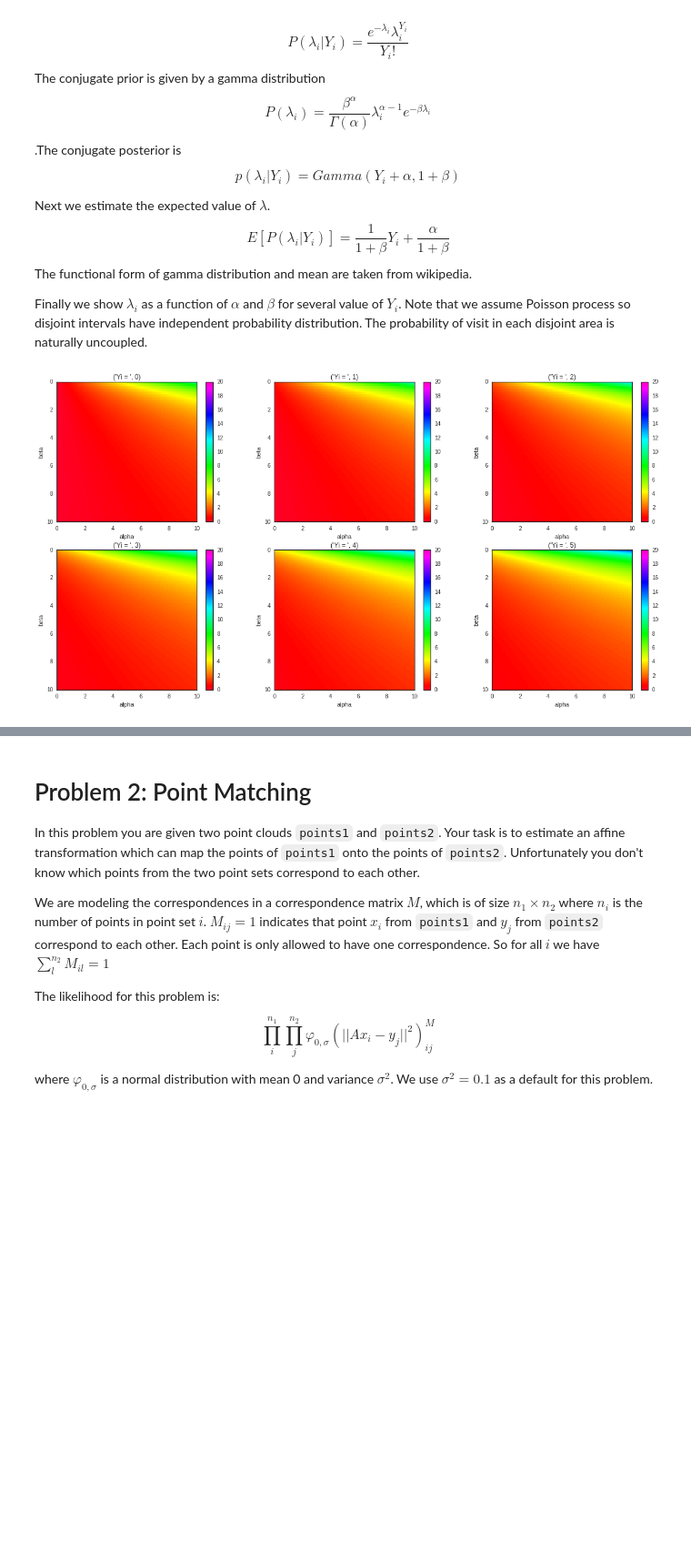
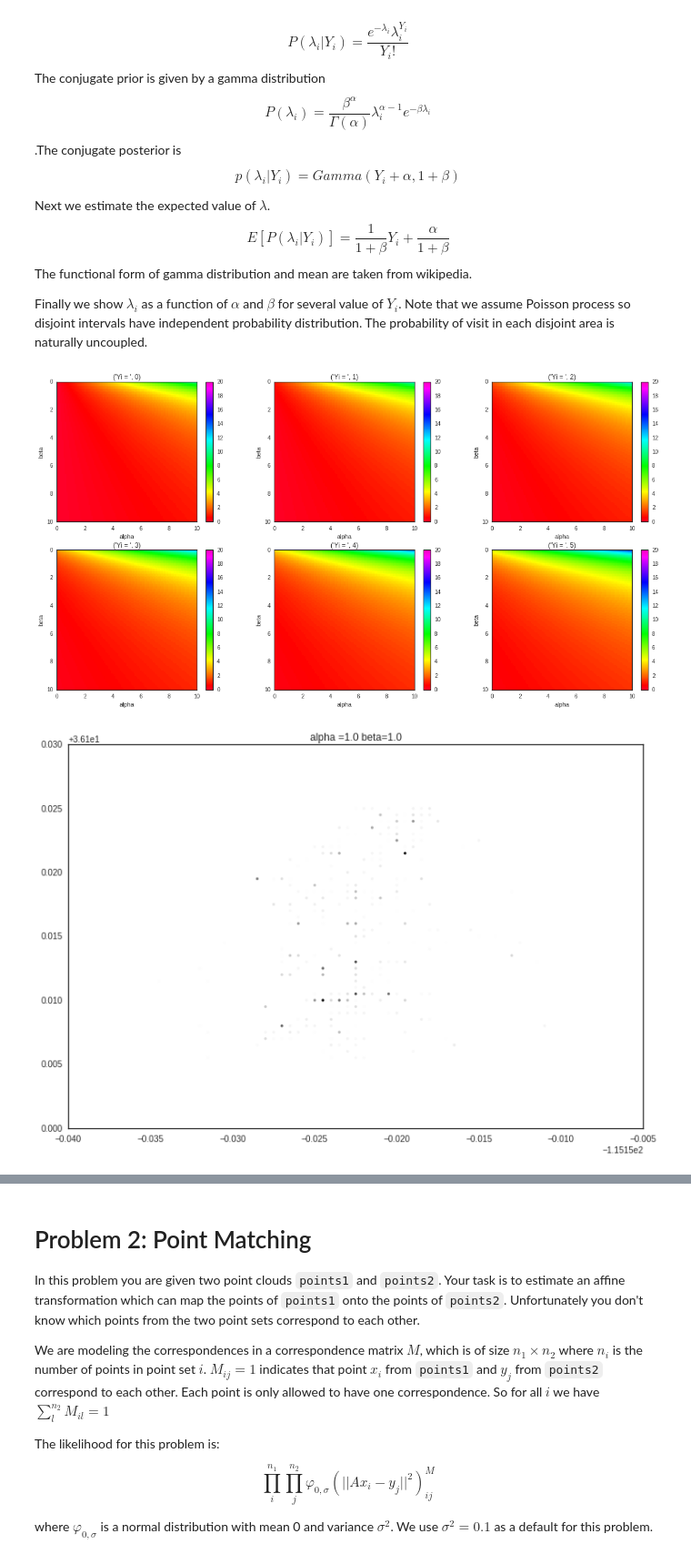
Before and after one commit to kevinchen1000/2016, a Jupyter notebook: Homework/AM207_yufengkevinchen_HW4.ipynb, the cells around one changed output, grey strips where cells are left out. Shown: that part at 91% size. Drawn from its saved outputs; the diff is of its cells as text; code cells hidden in the pictures; blank space fills up the shorter version.

```diff
--- a/Homework/AM207_yufengkevinchen_HW4.ipynb
+++ b/Homework/AM207_yufengkevinchen_HW4.ipynb
@@ -146,28 +148,70 @@ Finally we show $\lambda_i$ as a function of $\alpha$ and $\beta$ for several va
 # %%
 ## conjugate model for expectation value of lambda
 alpha,beta = np.meshgrid(np.linspace(0,10,101),np.linspace(0,10,101))
 
 #array of Y values
 Y = np.array([0,1,2,3,4,5])
 expected_val = np.zeros((Y.shape[0],alpha.shape[0],alpha.shape[1]))
 for i in xrange(expected_val.shape[0]):
     for j in xrange(expected_val.shape[1]):
         for k in xrange(expected_val.shape[2]):
             expected_val[i,j,k] = 1 / (1+ beta[j,k]) * Y[i] + alpha[j,k] / (1+ beta[j,k])
 
 fig = plt.figure(figsize=(20,10))
 
 for i in xrange(Y.shape[0]):
     plt.subplot(2,3,i+1)
     #plt.contour(alpha,beta,expected_val[1,:,:])
     plt.imshow(expected_val[i,:,:], extent=(alpha.min(), alpha.max(), beta.max(), beta.min()), \
            interpolation='nearest', cmap=matplotlib.cm.gist_rainbow, vmin = 0, vmax = 20)
     plt.xlabel('alpha')
     plt.ylabel('beta')
     title_string= 'Yi = ', i
     plt.title(title_string)
     plt.colorbar()
 
-#print alpha,beta
+#next, plot the entire map
+Y = checkins
+fig1 = plt.figure(figsize =[12,8])
+
+#plt.subplot(2,2,1)
+alpha = 1.0; beta = 1.0
+poisson_l = np.zeros(Y.shape,dtype = 'float')
+poisson_l = 1/ (1+beta) * Y + alpha / (1+beta)
+#print poisson_l.shape
+#print poisson_l
+plt.title('alpha =1.0 beta=1.0')
+plot_checkins(poisson_l)
+
+#plt.subplot(2,2,2)
+fig2 = plt.figure(figsize =[12,8])
+alpha = 10; beta = 1.0
+poisson_l = np.zeros(Y.shape,dtype = 'float')
+poisson_l = 1/ (1+beta) * Y + alpha / (1+beta)
+#print poisson_l.shape
+#print poisson_l
+plt.title('alpha =10 beta=1.0')
+plot_checkins(poisson_l)
+
+#plt.subplot(2,2,3)
+fig3 = plt.figure(figsize =[12,8])
+alpha = 1; beta = 0.5
+poisson_l = np.zeros(Y.shape,dtype = 'float')
+poisson_l = 1/ (1+beta) * Y + alpha / (1+beta)
+#print poisson_l.shape
+#print poisson_l
+plt.title('alpha =1.0 beta=0.5')
+plot_checkins(poisson_l)
+
+#plt.subplot(2,2,4)
+fig4 = plt.figure(figsize =[12,8])
+alpha = 2; beta = 0.5
+poisson_l = np.zeros(Y.shape,dtype = 'float')
+poisson_l = 1/ (1+beta) * Y + alpha / (1+beta)
+#print poisson_l.shape
+#print poisson_l
+plt.title('alpha =2 beta=0.5')
+plot_checkins(poisson_l)
 # %% [output]
 [figure]
+[figure, added]
```
Also changed, not shown: parts of 7 cells of this notebook.
